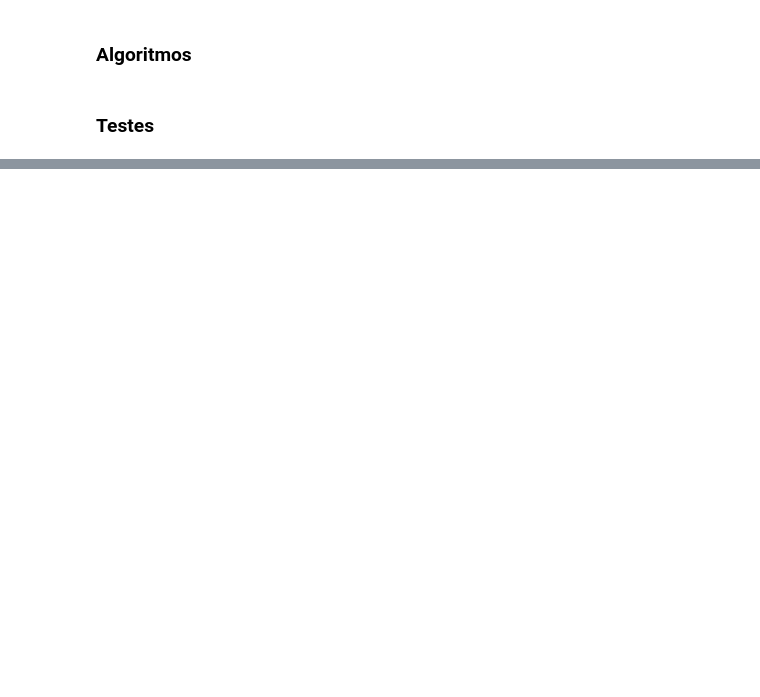
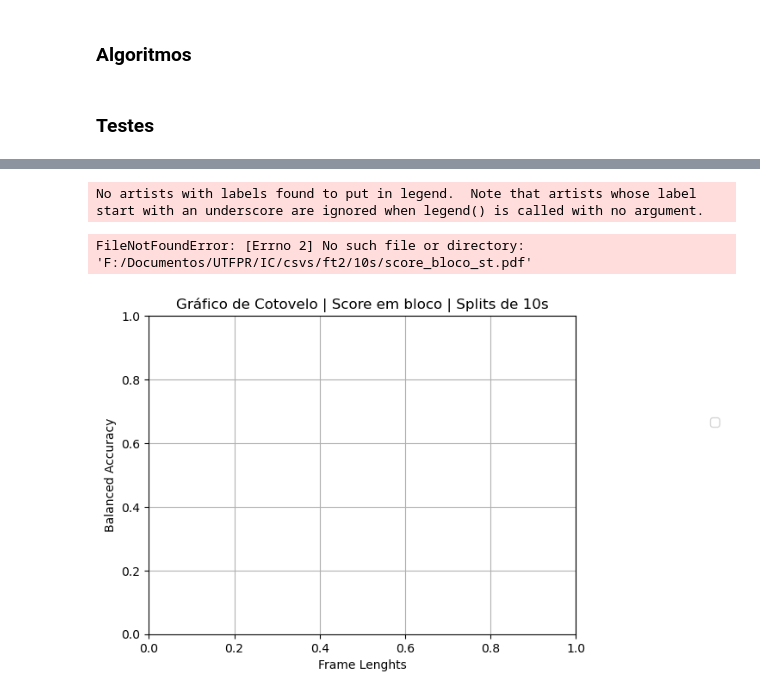
Before and after one commit to andryll/MGR-IC, a Jupyter notebook: codes/Classification.ipynb, the cells around one changed output, grey strips where cells are left out. Saved outputs shown, nothing was run; the diff lists cells and outputs as text; code cells hidden in the pictures; blank space fills up the shorter version.

```diff
--- a/codes/Classification.ipynb
+++ b/codes/Classification.ipynb
@@ -179,0 +634,24 @@ plt.show()
+# %%
+#  Plota o gráfico com as médias das seeds e os desvios padrão
+
+frame_lenghts = [256, 512, 1024, 2048, 4096, 8192]
+labels = ['KNN', 'Decision Trees', 'Random Forest', 'SVM', 'XGB', 'MLP', 'LR']
+markers = ['o', '^', 's', '*', 'P', 'd', 'X']
+
+for i in range(len(scoresmeansB)):
+  plt.plot(frame_lenghts, scoresmeansB[i], label = labels[i], marker = markers[i])
+  plt.fill_between(frame_lenghts, scoresmeansB[i] + scoressdsB[i], scoresmeansB[i] - scoressdsB[i], alpha = 0.15)
+
+plt.legend(bbox_to_anchor = (1.35, 0.7))
+plt.grid()
+plt.ylabel('Balanced Accuracy')
+plt.xlabel('Frame Lenghts')
+plt.title('Gráfico de Cotovelo | Score em bloco | Splits de 10s')
+
+# Nome do arquivo pra salvar
+plt.savefig('F:/Documentos/UTFPR/IC/csvs/ft2/10s/score_bloco_st.pdf')
+plt.show()
+# %% [output]
+No artists with labels found to put in legend.  Note that artists whose label start with an underscore are ignored when legend() is called with no argument.
+FileNotFoundError: [Errno 2] No such file or directory: 'F:/Documentos/UTFPR/IC/csvs/ft2/10s/score_bloco_st.pdf'
+[figure, added]
```
Also changed, not shown: parts of 49 cells of this notebook.
